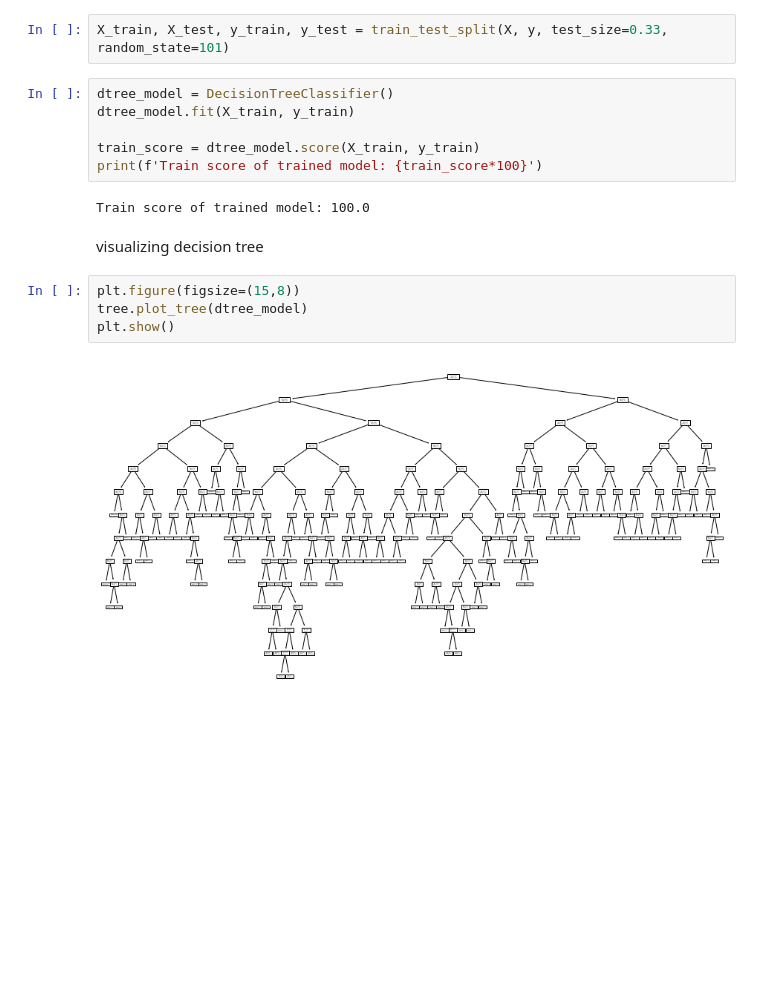
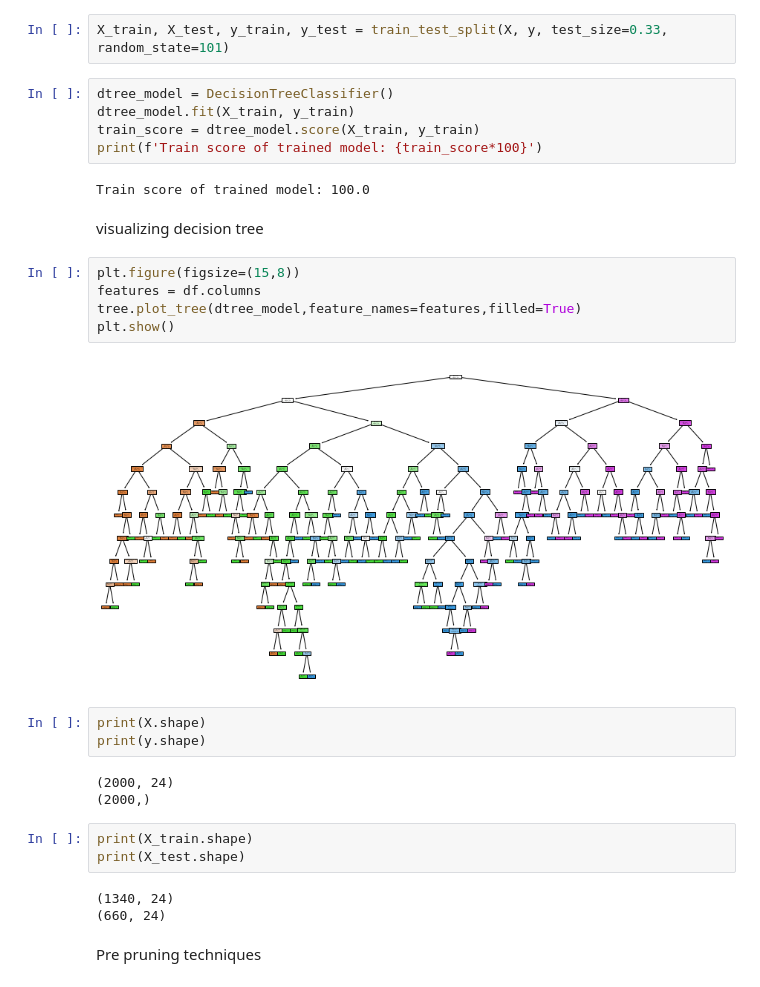
Before and after one commit to MahdyShayesteh/SBU_DataMining_Python, a Jupyter notebook: exercise3_part2.ipynb, the cells around one changed output. Drawn from its saved outputs; the diff is of its cells as text; blank space fills up the shorter version.

```diff
--- a/exercise3_part2.ipynb
+++ b/exercise3_part2.ipynb
@@ -235,7 +247,6 @@ X_train, X_test, y_train, y_test = train_test_split(X, y, test_size=0.33, random
 # %%
 dtree_model = DecisionTreeClassifier()
 dtree_model.fit(X_train, y_train)
-
 train_score = dtree_model.score(X_train, y_train)
 print(f'Train score of trained model: {train_score*100}')
 # %% [output]
@@ -244,7 +255,22 @@ Train score of trained model: 100.0
 visualizing decision tree
 # %%
 plt.figure(figsize=(15,8))
-tree.plot_tree(dtree_model)
+features = df.columns
+tree.plot_tree(dtree_model,feature_names=features,filled=True)
 plt.show()
 # %% [output]
-[figure, old version]
+[figure, new version]
+# %%
+print(X.shape)
+print(y.shape)
+# %% [output]
+(2000, 24)
+(2000,)
+# %%
+print(X_train.shape)
+print(X_test.shape)
+# %% [output]
+(1340, 24)
+(660, 24)
+# %% [markdown]
+Pre pruning techniques
```
Also changed, not shown: parts of 14 cells of this notebook.
